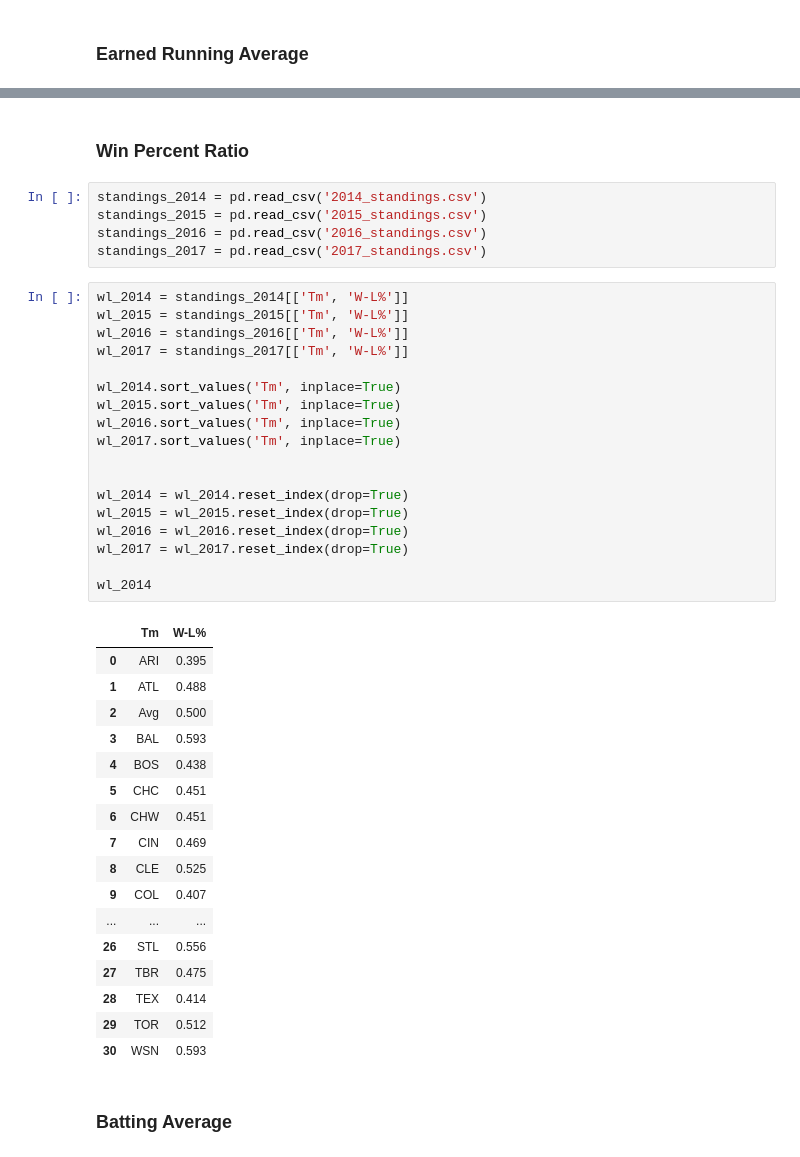
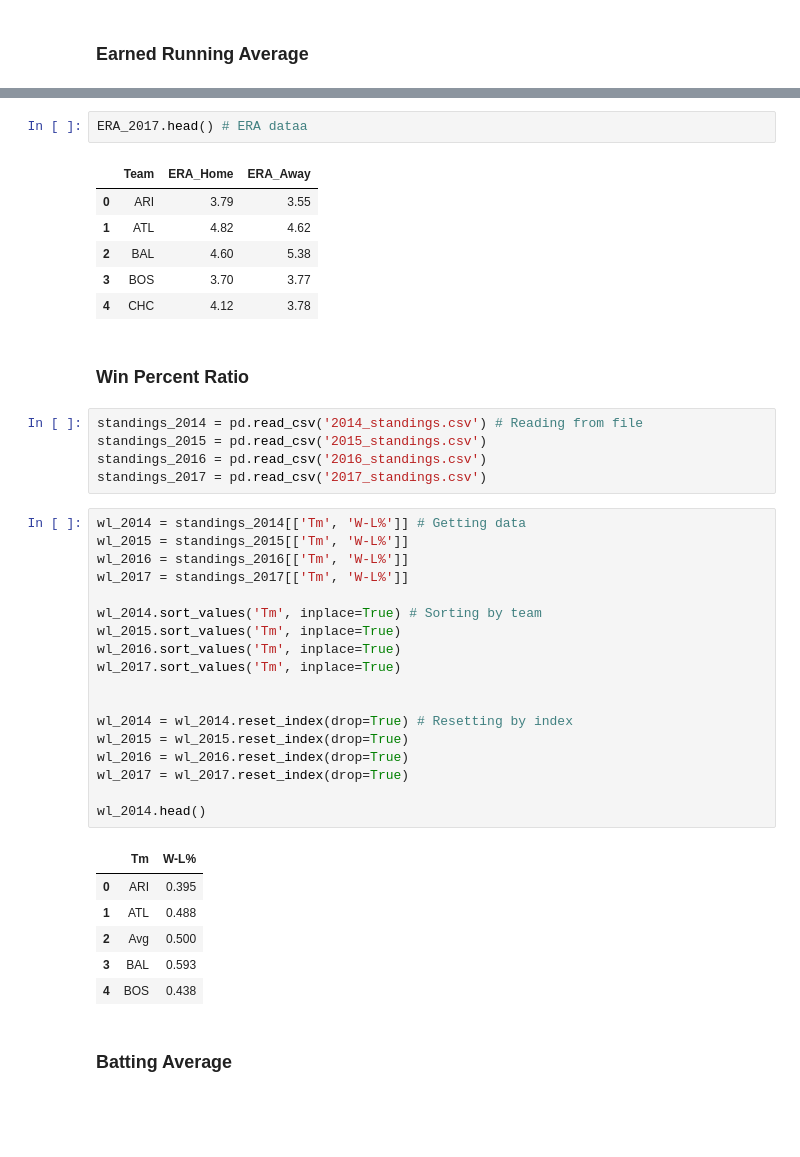
Before and after one commit to nicholas-greger/astros-project, a Jupyter notebook: Model/Predictive Modeling.ipynb, the cells around one changed output, grey strips where cells are left out. Saved outputs shown, nothing was run; the diff lists cells and outputs as text; blank space fills up the shorter version.

```diff
--- a/Model/Predictive Modeling.ipynb
+++ b/Model/Predictive Modeling.ipynb
@@ -107,46 +87,44 @@ ERA_2017
+# %%
+ERA_2017.head() # ERA dataa
+# %% [output]
+|  | Team | ERA_Home | ERA_Away |
+| 0 | ARI | 3.79 | 3.55 |
+| 1 | ATL | 4.82 | 4.62 |
+| 2 | BAL | 4.60 | 5.38 |
+| 3 | BOS | 3.70 | 3.77 |
+| 4 | CHC | 4.12 | 3.78 |
 # %% [markdown]
 ### Win Percent Ratio
 # %%
-standings_2014 = pd.read_csv('2014_standings.csv')
+standings_2014 = pd.read_csv('2014_standings.csv') # Reading from file
 standings_2015 = pd.read_csv('2015_standings.csv')
 standings_2016 = pd.read_csv('2016_standings.csv')
 standings_2017 = pd.read_csv('2017_standings.csv')
 # %%
-wl_2014 = standings_2014[['Tm', 'W-L%']]
+wl_2014 = standings_2014[['Tm', 'W-L%']] # Getting data
 wl_2015 = standings_2015[['Tm', 'W-L%']]
 wl_2016 = standings_2016[['Tm', 'W-L%']]
 wl_2017 = standings_2017[['Tm', 'W-L%']]
 
-wl_2014.sort_values('Tm', inplace=True)
+wl_2014.sort_values('Tm', inplace=True) # Sorting by team
 wl_2015.sort_values('Tm', inplace=True)
 wl_2016.sort_values('Tm', inplace=True)
 wl_2017.sort_values('Tm', inplace=True)
 
 
-wl_2014 = wl_2014.reset_index(drop=True)
+wl_2014 = wl_2014.reset_index(drop=True) # Resetting by index
 wl_2015 = wl_2015.reset_index(drop=True)
 wl_2016 = wl_2016.reset_index(drop=True)
 wl_2017 = wl_2017.reset_index(drop=True)
 
-wl_2014
+wl_2014.head()
 # %% [output]
 |  | Tm | W-L% |
 | 0 | ARI | 0.395 |
 | 1 | ATL | 0.488 |
 | 2 | Avg | 0.500 |
 | 3 | BAL | 0.593 |
 | 4 | BOS | 0.438 |
-| 5 | CHC | 0.451 |
-| 6 | CHW | 0.451 |
-| 7 | CIN | 0.469 |
-| 8 | CLE | 0.525 |
-| 9 | COL | 0.407 |
-| ... | ... | ... |
-| 26 | STL | 0.556 |
-| 27 | TBR | 0.475 |
-| 28 | TEX | 0.414 |
-| 29 | TOR | 0.512 |
-| 30 | WSN | 0.593 |
 # %% [markdown]
 ### Batting Average
 # %%
```
Also changed, not shown: parts of 42 cells of this notebook.
